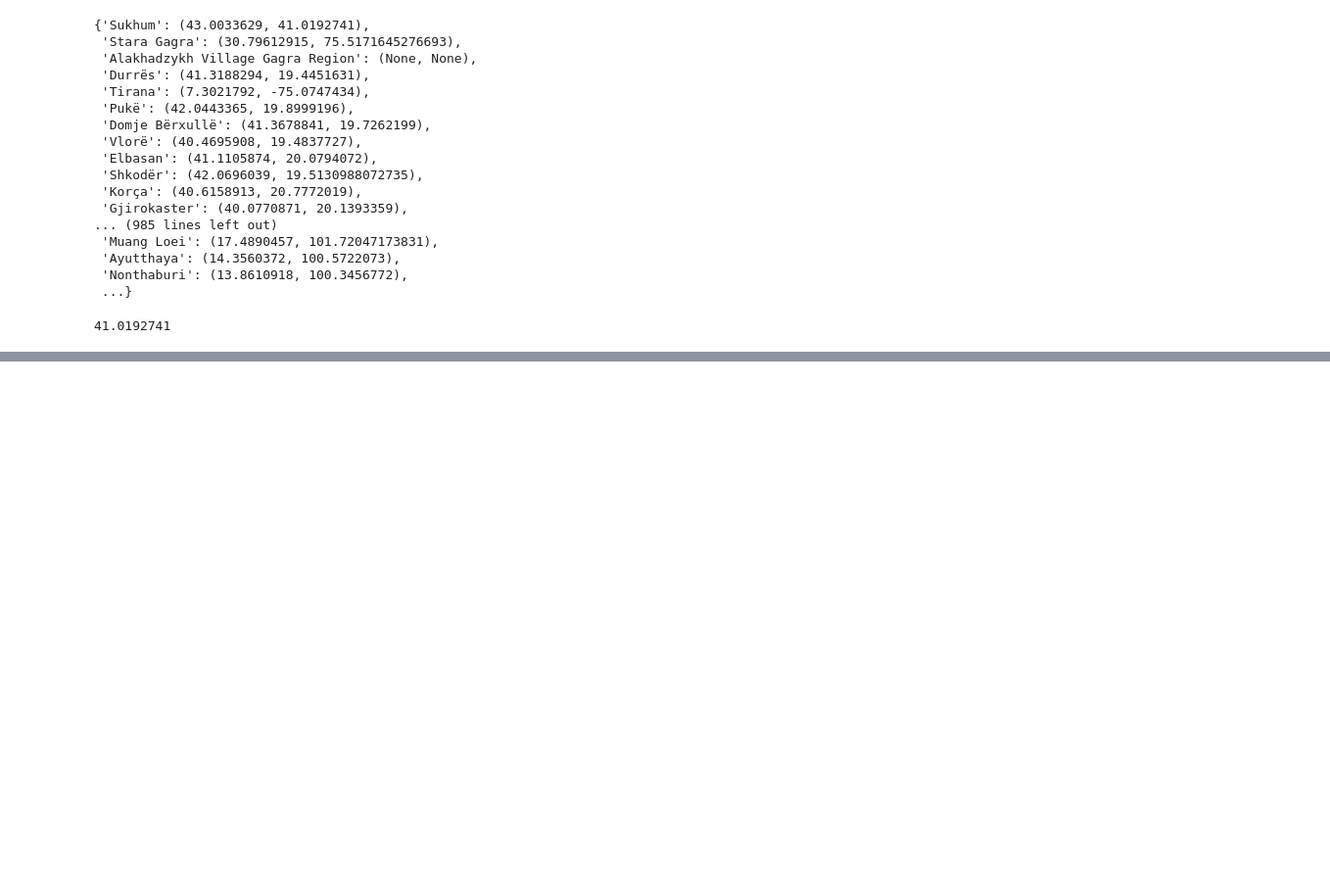
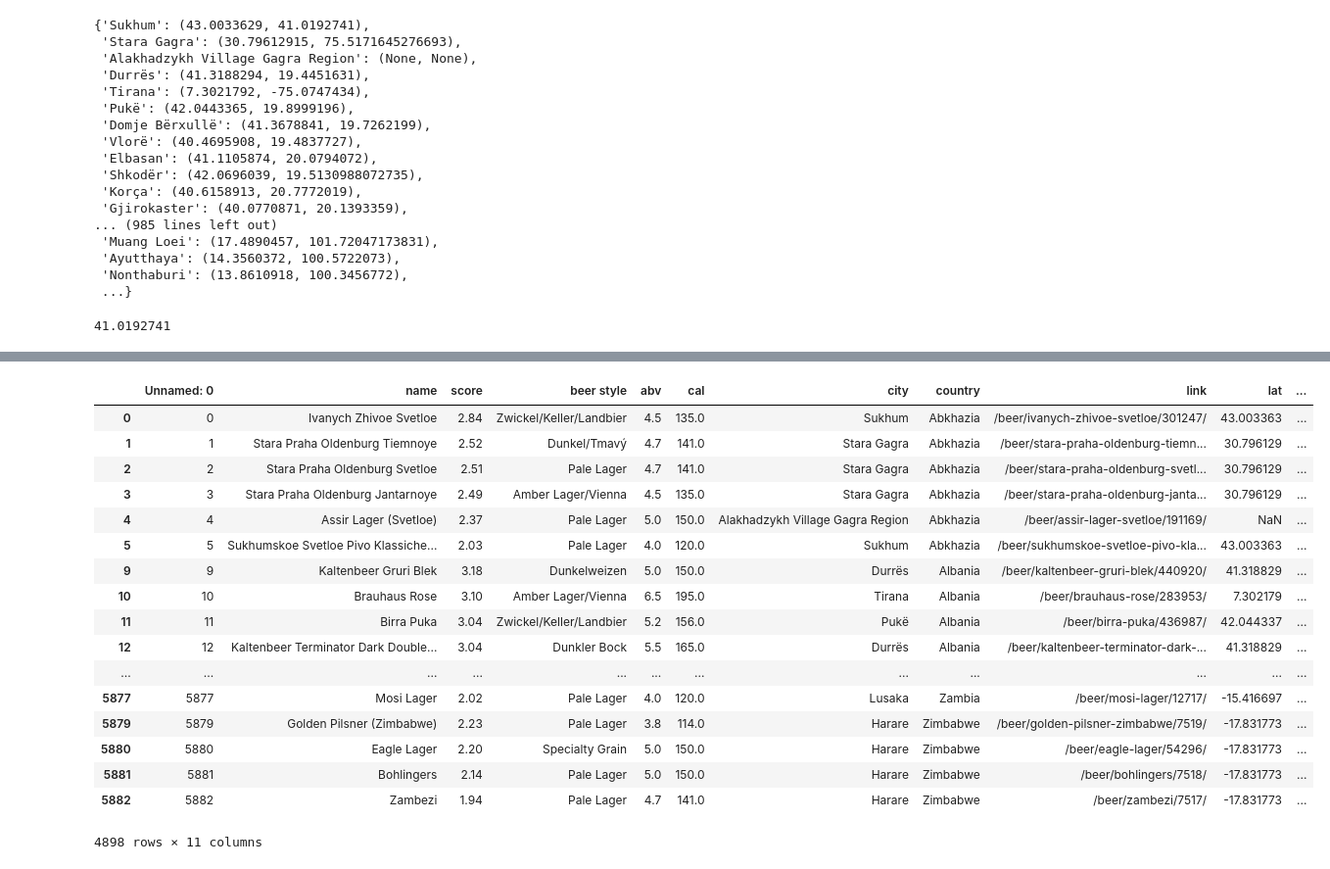
Before and after one commit to montalex/COM-480-Data-Visualization, a Jupyter notebook: get_locations.ipynb, the cells around one changed output, grey strips where cells are left out. Shown: that part at 98% size. Drawn from its saved outputs; the diff is of its cells as text; code cells hidden in the pictures; blank space fills up the shorter version.

```diff
--- a/get_locations.ipynb
+++ b/get_locations.ipynb
@@ -128,0 +131,2 @@ df.to_csv('Data/ratebeer_dataset_all_with_loc.csv')
+# %%
+reviews_df = pd.read_csv('freq_desc_words.csv')
@@ -128,0 +175,25 @@ df.to_csv('Data/ratebeer_dataset_all_with_loc.csv')
+# %%
+isin = locs_df['name'].isin(reviews_df['name'])
+# %%
+final = locs_df[isin]
+# %%
+final
+# %% [output]
+|  | Unnamed: 0 | name | score | beer style | abv | cal | city | country | link | lat | ... |
+| 0 | 0 | Ivanych Zhivoe Svetloe | 2.84 | Zwickel/Keller/Landbier | 4.5 | 135.0 | Sukhum | Abkhazia | /beer/ivanych-zhivoe-svetloe/301247/ | 43.003363 | ... |
+| 1 | 1 | Stara Praha Oldenburg Tiemnoye | 2.52 | Dunkel/Tmavý | 4.7 | 141.0 | Stara Gagra | Abkhazia | /beer/stara-praha-oldenburg-tiemn... | 30.796129 | ... |
+| 2 | 2 | Stara Praha Oldenburg Svetloe | 2.51 | Pale Lager | 4.7 | 141.0 | Stara Gagra | Abkhazia | /beer/stara-praha-oldenburg-svetl... | 30.796129 | ... |
+| 3 | 3 | Stara Praha Oldenburg Jantarnoye | 2.49 | Amber Lager/Vienna | 4.5 | 135.0 | Stara Gagra | Abkhazia | /beer/stara-praha-oldenburg-janta... | 30.796129 | ... |
+| 4 | 4 | Assir Lager (Svetloe) | 2.37 | Pale Lager | 5.0 | 150.0 | Alakhadzykh Village Gagra Region | Abkhazia | /beer/assir-lager-svetloe/191169/ | NaN | ... |
+| 5 | 5 | Sukhumskoe Svetloe Pivo Klassiche... | 2.03 | Pale Lager | 4.0 | 120.0 | Sukhum | Abkhazia | /beer/sukhumskoe-svetloe-pivo-kla... | 43.003363 | ... |
+| 9 | 9 | Kaltenbeer Gruri Blek | 3.18 | Dunkelweizen | 5.0 | 150.0 | Durrës | Albania | /beer/kaltenbeer-gruri-blek/440920/ | 41.318829 | ... |
+| 10 | 10 | Brauhaus Rose | 3.10 | Amber Lager/Vienna | 6.5 | 195.0 | Tirana | Albania | /beer/brauhaus-rose/283953/ | 7.302179 | ... |
+| 11 | 11 | Birra Puka | 3.04 | Zwickel/Keller/Landbier | 5.2 | 156.0 | Pukë | Albania | /beer/birra-puka/436987/ | 42.044337 | ... |
+| 12 | 12 | Kaltenbeer Terminator Dark Double... | 3.04 | Dunkler Bock | 5.5 | 165.0 | Durrës | Albania | /beer/kaltenbeer-terminator-dark-... | 41.318829 | ... |
+| ... | ... | ... | ... | ... | ... | ... | ... | ... | ... | ... | ... |
+| 5877 | 5877 | Mosi Lager | 2.02 | Pale Lager | 4.0 | 120.0 | Lusaka | Zambia | /beer/mosi-lager/12717/ | -15.416697 | ... |
+| 5879 | 5879 | Golden Pilsner (Zimbabwe) | 2.23 | Pale Lager | 3.8 | 114.0 | Harare | Zimbabwe | /beer/golden-pilsner-zimbabwe/7519/ | -17.831773 | ... |
+| 5880 | 5880 | Eagle Lager | 2.20 | Specialty Grain | 5.0 | 150.0 | Harare | Zimbabwe | /beer/eagle-lager/54296/ | -17.831773 | ... |
+| 5881 | 5881 | Bohlingers | 2.14 | Pale Lager | 5.0 | 150.0 | Harare | Zimbabwe | /beer/bohlingers/7518/ | -17.831773 | ... |
+| 5882 | 5882 | Zambezi | 1.94 | Pale Lager | 4.7 | 141.0 | Harare | Zimbabwe | /beer/zambezi/7517/ | -17.831773 | ... |
+4898 rows × 11 columns
```
Also changed, not shown: parts of 4 cells of this notebook, 8 other files.
